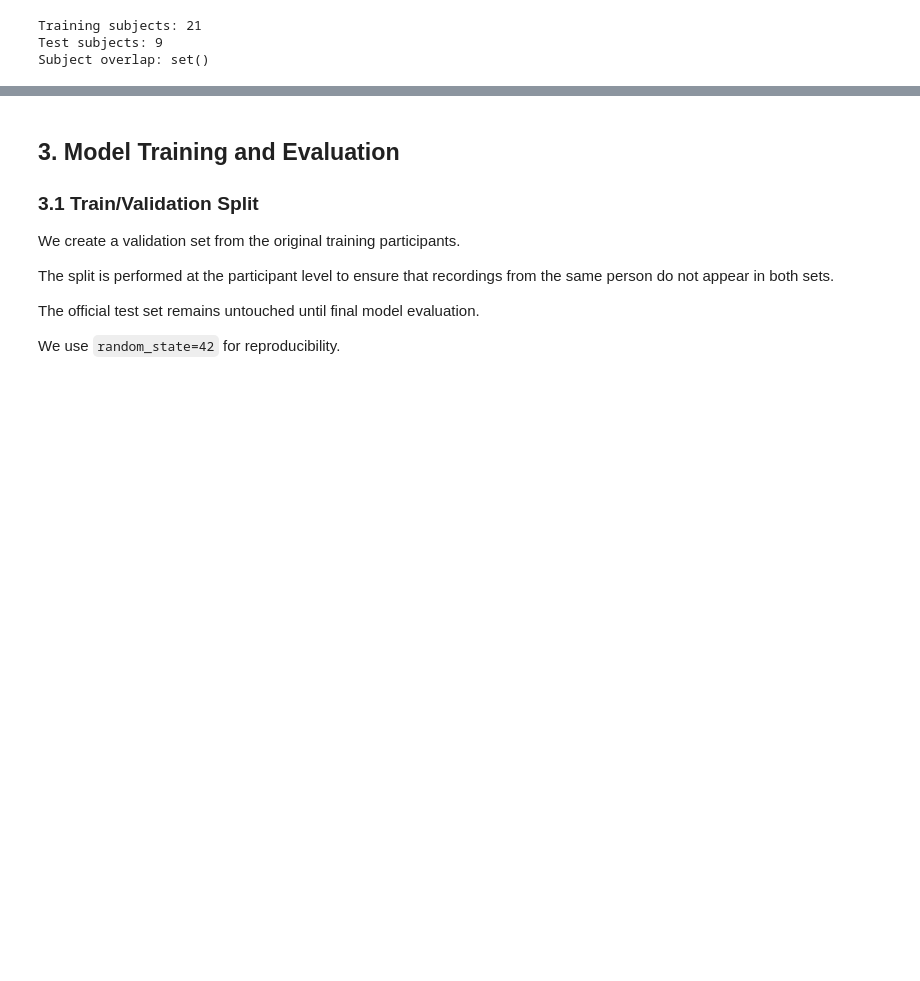
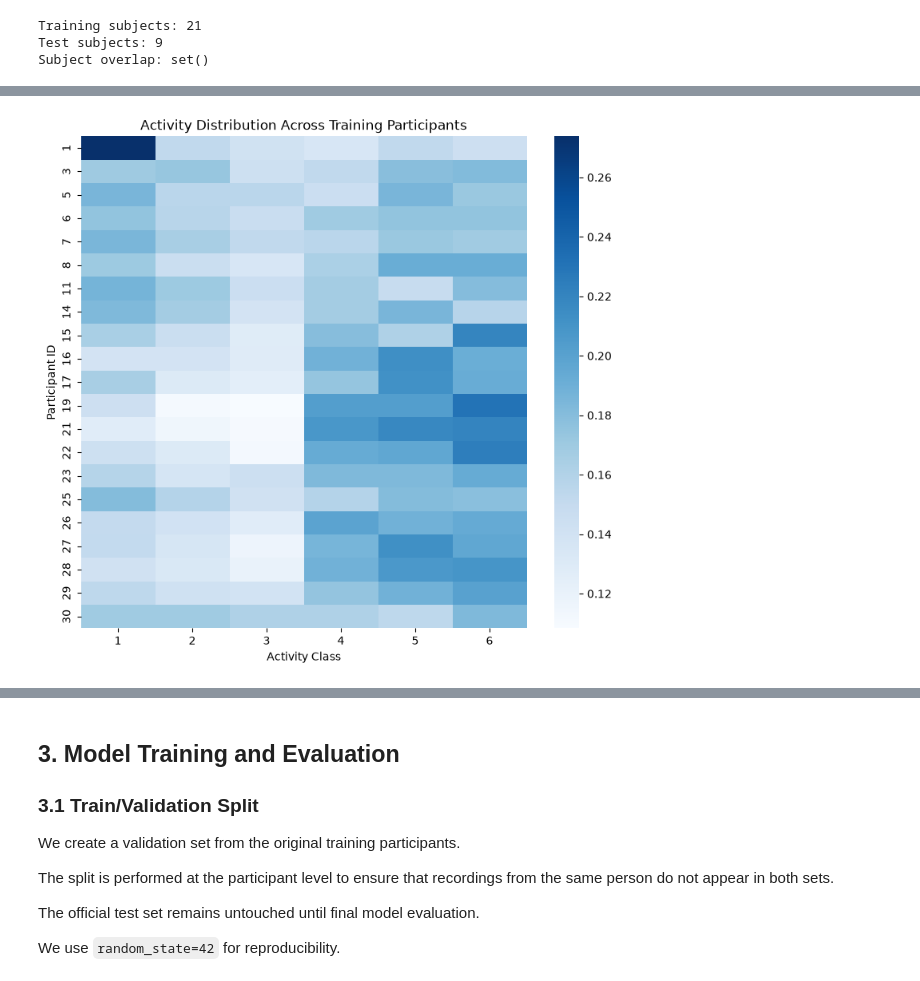
Before and after one commit to ef-debug/human-activity-recognition-mlzoomcamp-, a Jupyter notebook: notebook.ipynb, the cells around one changed output, grey strips where cells are left out. Drawn from its saved outputs; the diff is of its cells as text; code cells hidden in the pictures; blank space fills up the shorter version.

```diff
--- a/notebook.ipynb
+++ b/notebook.ipynb
@@ -179,0 +206,21 @@ The dataset is ready for model training. We will preserve the official test set
+# %%
+# Calculate activity proportions for each participant
+activity_distribution = pd.crosstab(
+    eda['subject'],
+    eda['activity'],
+    normalize='index'
+)
+
+plt.figure(figsize=(9, 8))
+
+sns.heatmap(
+    activity_distribution,
+    cmap='Blues'
+)
+
+plt.title('Activity Distribution Across Training Participants')
+plt.xlabel('Activity Class')
+plt.ylabel('Participant ID')
+plt.show()
+# %% [output]
+[figure, added]
```
Also changed, not shown: parts of 10 cells of this notebook.
